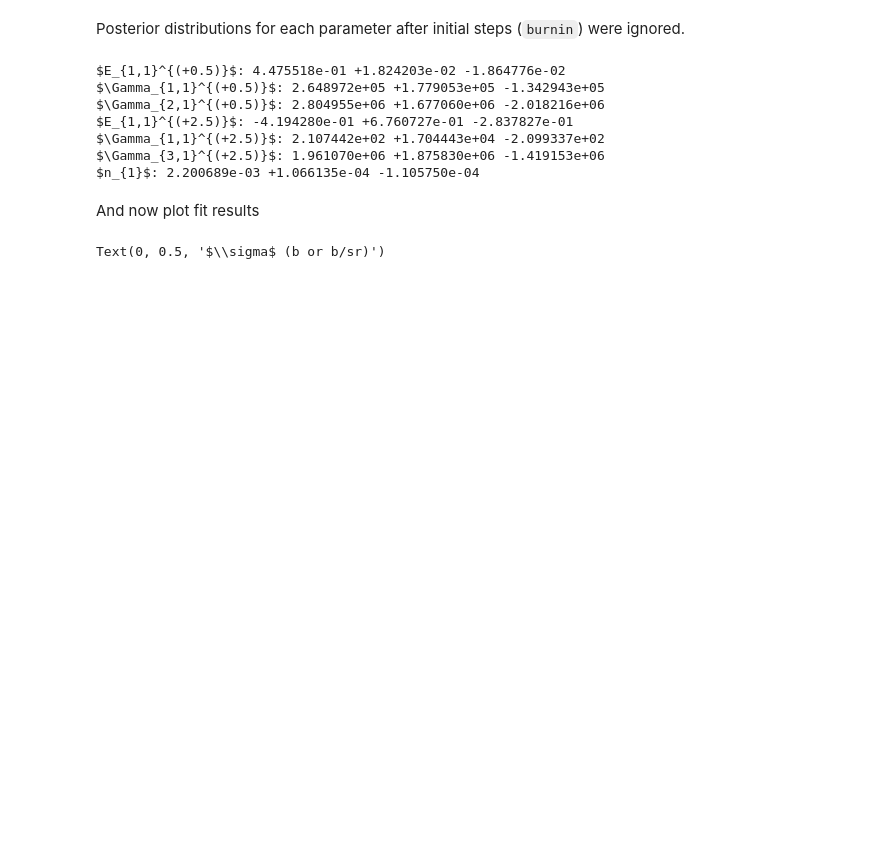
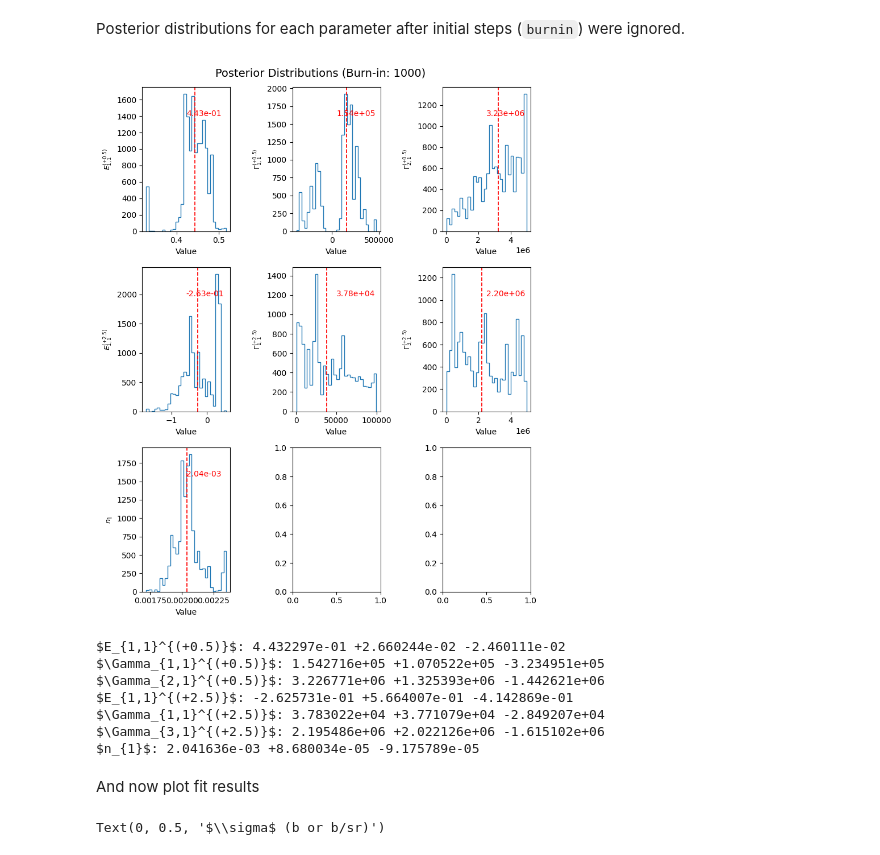
Before and after one commit to loopset/S2008, a Jupyter notebook: Fits/20Mg/Azure/bayesian.ipynb, the cells around one changed output. Cells and saved outputs as stored; diff of their text form; code cells hidden in the pictures; blank space fills up the shorter version.

```diff
--- a/Fits/20Mg/Azure/bayesian.ipynb
+++ b/Fits/20Mg/Azure/bayesian.ipynb
@@ -129,12 +136,12 @@ Now, we are prepared to do the sampling.
 nw = 2 * nd  # number of walkers = 2 * number of sampled parameters
 
 # Either random sample priors
-# theta0 = np.array([[pi.rvs() for pi in priors] for _ in range(nw)])
+theta0 = np.array([pi.rvs() for pi in priors])
 # p0 = theta0
 
 # # Or get fitted AZURE2 parameters and get values in a Gaus(val, 0.001) function
 # # Pick a point (theta) in parameter space around which we'll start each walker.
-theta0 = np.array(azr.config.get_input_values())
+# theta0 = np.array(azr.config.get_input_values())
 # Set normalisation
 theta0[-1] = 2e-3
 print(theta0)
@@ -214,20 +224,22 @@ fig.tight_layout()
 # %% [markdown]
 Posterior distributions for each parameter after initial steps (`burnin`) were ignored.
 # %%
-burnin = 200
+burnin = 1000
 chain_flat = chain[burnin:, :, :].reshape(-1, nd) # type: ignore
 
 fig, axs = plt.subplots(nrows, ncols, figsize=(8, 10))
 for i in range(nd):
     ax = axs.flat[i]
     ax.hist(chain_flat[:, i], bins=30, histtype="step")
     median = np.median(chain_flat[:, i])
     ax.axvline(median, color='red', linestyle='--', linewidth=1.25)
     ax.set_ylabel(azr.config.labels[i], fontsize=9)
     ax.set_xlabel('Value')
     ax.annotate(f"{median:.2e}", xy=(0.5,0.8), xycoords="axes fraction", color="red", fontsize=10)
 fig.suptitle(f'Posterior Distributions (Burn-in: {burnin})', fontsize=14)
 plt.tight_layout()
+# %% [output]
+[figure, added]
 # %%
 medians = []
 lower_errs = []
@@ -249,13 +261,13 @@ upper_errs = np.array(upper_errs)
 # print(f"\nLower errors:\n{lower_errs}")
 # print(f"\nUpper errors:\n{upper_errs}")
 # %% [output]
-$E_{1,1}^{(+0.5)}$: 4.475518e-01 +1.824203e-02 -1.864776e-02
-$\Gamma_{1,1}^{(+0.5)}$: 2.648972e+05 +1.779053e+05 -1.342943e+05
-$\Gamma_{2,1}^{(+0.5)}$: 2.804955e+06 +1.677060e+06 -2.018216e+06
-$E_{1,1}^{(+2.5)}$: -4.194280e-01 +6.760727e-01 -2.837827e-01
-$\Gamma_{1,1}^{(+2.5)}$: 2.107442e+02 +1.704443e+04 -2.099337e+02
-$\Gamma_{3,1}^{(+2.5)}$: 1.961070e+06 +1.875830e+06 -1.419153e+06
-$n_{1}$: 2.200689e-03 +1.066135e-04 -1.105750e-04
+$E_{1,1}^{(+0.5)}$: 4.432297e-01 +2.660244e-02 -2.460111e-02
+$\Gamma_{1,1}^{(+0.5)}$: 1.542716e+05 +1.070522e+05 -3.234951e+05
+$\Gamma_{2,1}^{(+0.5)}$: 3.226771e+06 +1.325393e+06 -1.442621e+06
+$E_{1,1}^{(+2.5)}$: -2.625731e-01 +5.664007e-01 -4.142869e-01
+$\Gamma_{1,1}^{(+2.5)}$: 3.783022e+04 +3.771079e+04 -2.849207e+04
+$\Gamma_{3,1}^{(+2.5)}$: 2.195486e+06 +2.022126e+06 -1.615102e+06
+$n_{1}$: 2.041636e-03 +8.680034e-05 -9.175789e-05
 # %% [markdown]
 And now plot fit results
 # %%
```
Also changed, not shown: parts of 11 cells of this notebook, 12 other files.
